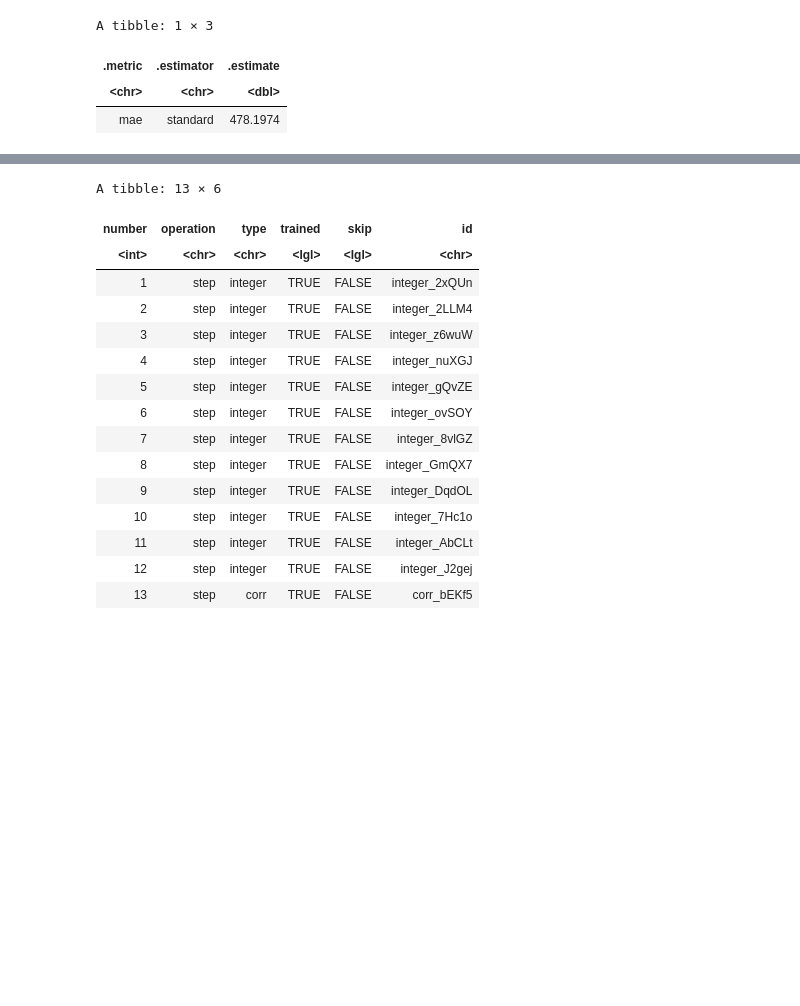
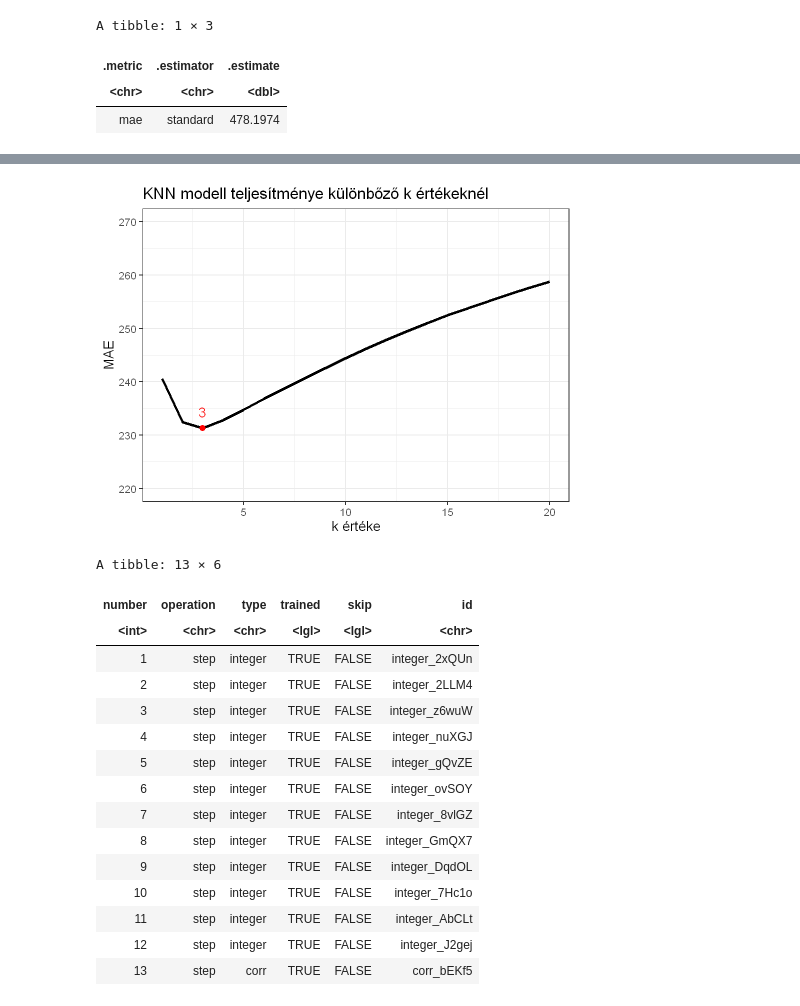
Before and after one commit to N0-0BIE/EX9BLV_ABTG, a Jupyter notebook: code/project.ipynb, the cells around one changed output, grey strips where cells are left out. Cells and saved outputs as stored; diff of their text form; code cells hidden in the pictures; blank space fills up the shorter version.

Commit message:
KNN paraméter tuning

```diff
--- a/code/project.ipynb
+++ b/code/project.ipynb
@@ -619,3 +637,23 @@ A tibble: 1 × 3
+# %%
+# KNN modell 2
+
+min = knn_preds %>%
+arrange(mae) %>%
+head(1)
+
+# Paraméter tuning eredményének kiértékelése
+knn_preds %>%
+ggplot() +
+geom_line(aes(x = k_value, y = mae), linewidth = 1.5) +
+annotate("point", x = min$k_value, y = min$mae, colour = "red", size = 3) +
+annotate("text", x = min$k_value, y = min$mae+3, colour = "red", size = 6, label = min$k_value) +
+coord_cartesian(ylim=c(220,270)) +
+xlab("k értéke") +
+ylab("MAE") +
+ggtitle("KNN modell teljesítménye különbőző k értékeknél") +
+theme_bw(base_size = 16)
+# %% [output]
+[figure, added]
 # %%
 # Modell TODO?
 
```
Also changed, not shown: parts of 1 cell of this notebook.
